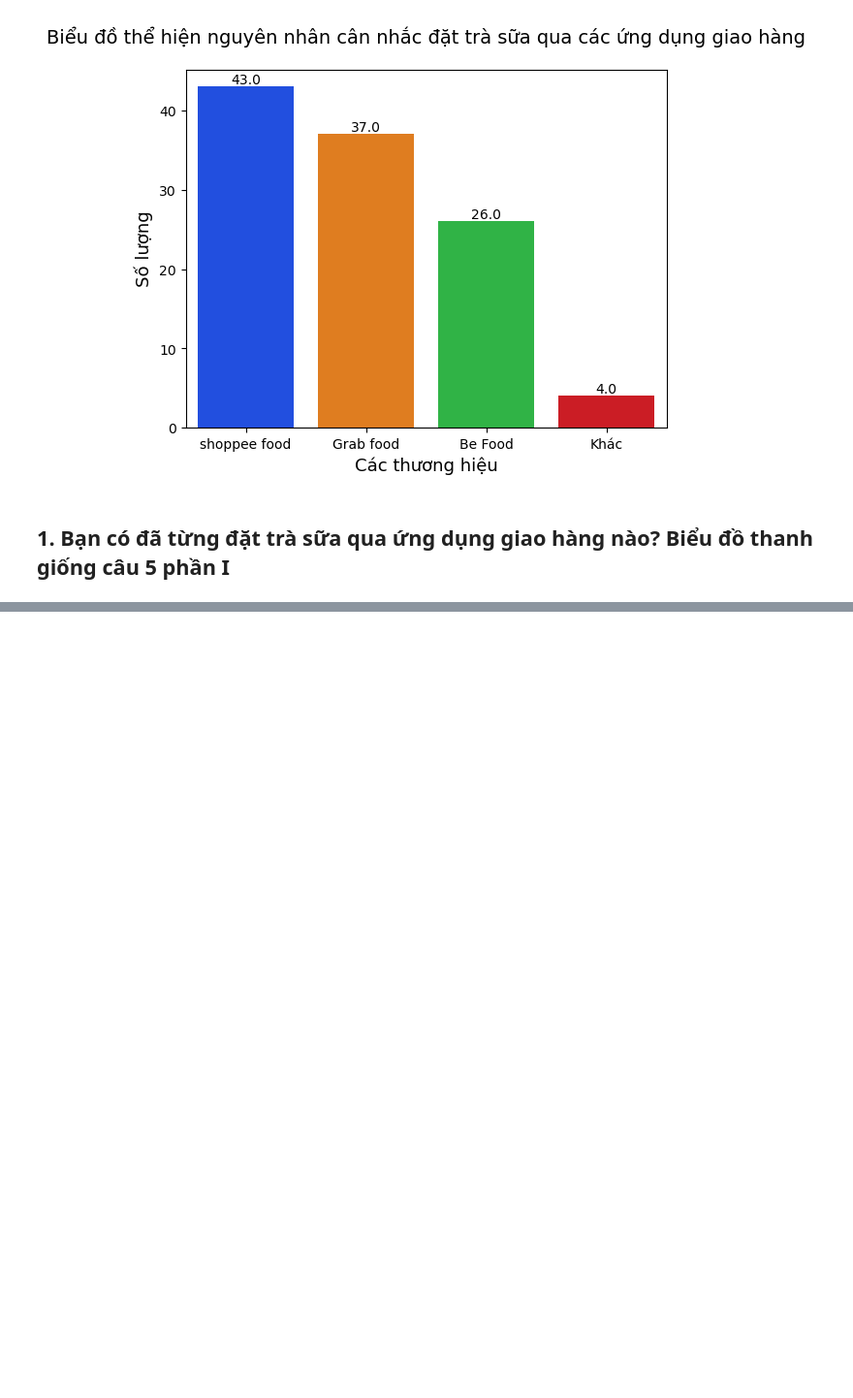
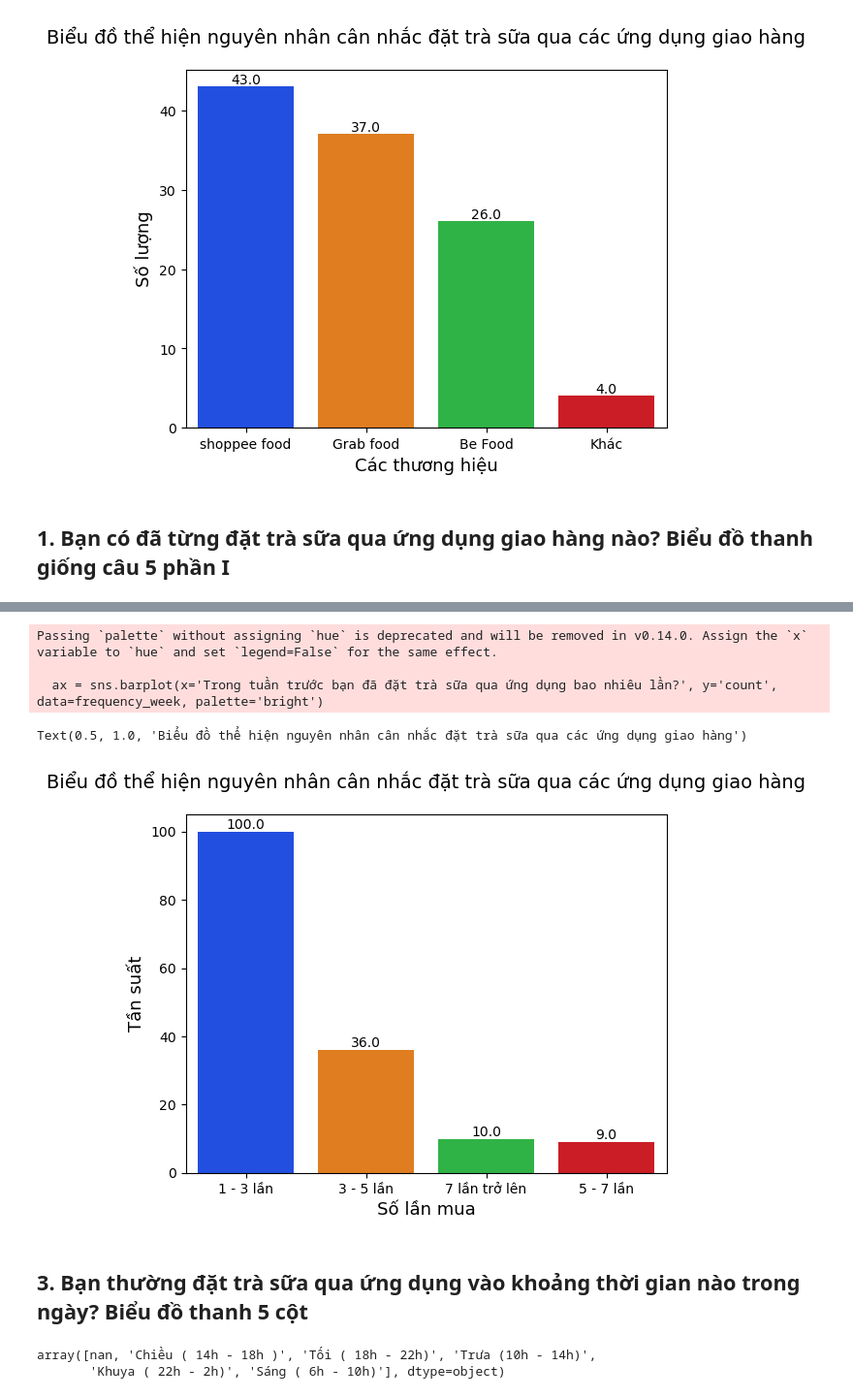
Before and after one commit to baohuy2209/Visualization_Data, a Jupyter notebook: visualization.ipynb, the cells around one changed output, grey strips where cells are left out. Shown at 97% size. Drawn from its saved outputs; the diff is of its cells as text; code cells hidden in the pictures; blank space fills up the shorter version.

```diff
--- a/visualization.ipynb
+++ b/visualization.ipynb
@@ -541,0 +608,3 @@ for i in range(len(app)):
+# %%
+frequency_week = frequency_week.value_counts().to_frame().reset_index()
+frequency_week
@@ -541,0 +617,17 @@ for i in range(len(app)):
+# %%
+ax = sns.barplot(x='Trong tuần trước bạn đã đặt trà sữa qua ứng dụng bao nhiêu lần?', y='count', data=frequency_week, palette='bright')
+for i, p in enumerate(ax.patches):
+    ax.annotate('{:.1f}'.format(frequency_week['count'].values[i]),
+                (p.get_x() + p.get_width() / 2., p.get_height()), ha='center', va='center',
+                xytext=(0, 5), textcoords='offset points')
+plt.xlabel('Số lần mua', fontsize=13)
+plt.ylabel('Tần suất', fontsize=13)
+plt.title('Biểu đồ thể hiện nguyên nhân cân nhắc đặt trà sữa qua các ứng dụng giao hàng', fontsize=14, loc='center', pad=20)
+# %% [output]
+Passing `palette` without assigning `hue` is deprecated and will be removed in v0.14.0. Assign the `x` variable to `hue` and set `legend=False` for the same effect.
+
+  ax = sns.barplot(x='Trong tuần trước bạn đã đặt trà sữa qua ứng dụng bao nhiêu lần?', y='count', data=frequency_week, palette='bright')
+Text(0.5, 1.0, 'Biểu đồ thể hiện nguyên nhân cân nhắc đặt trà sữa qua các ứng dụng giao hàng')
+[figure, added]
+# %% [markdown]
+## 3. Bạn thường đặt trà sữa qua ứng dụng vào khoảng thời gian nào trong ngày? Biểu đồ thanh 5 cột
@@ -541,0 +636,5 @@ for i in range(len(app)):
+# %%
+frequency_day.unique()
+# %% [output]
+array([nan, 'Chiều ( 14h - 18h )', 'Tối ( 18h - 22h)', 'Trưa (10h - 14h)',
+       'Khuya ( 22h - 2h)', 'Sáng ( 6h - 10h)'], dtype=object)
```
Also changed, not shown: parts of 97 cells of this notebook.
